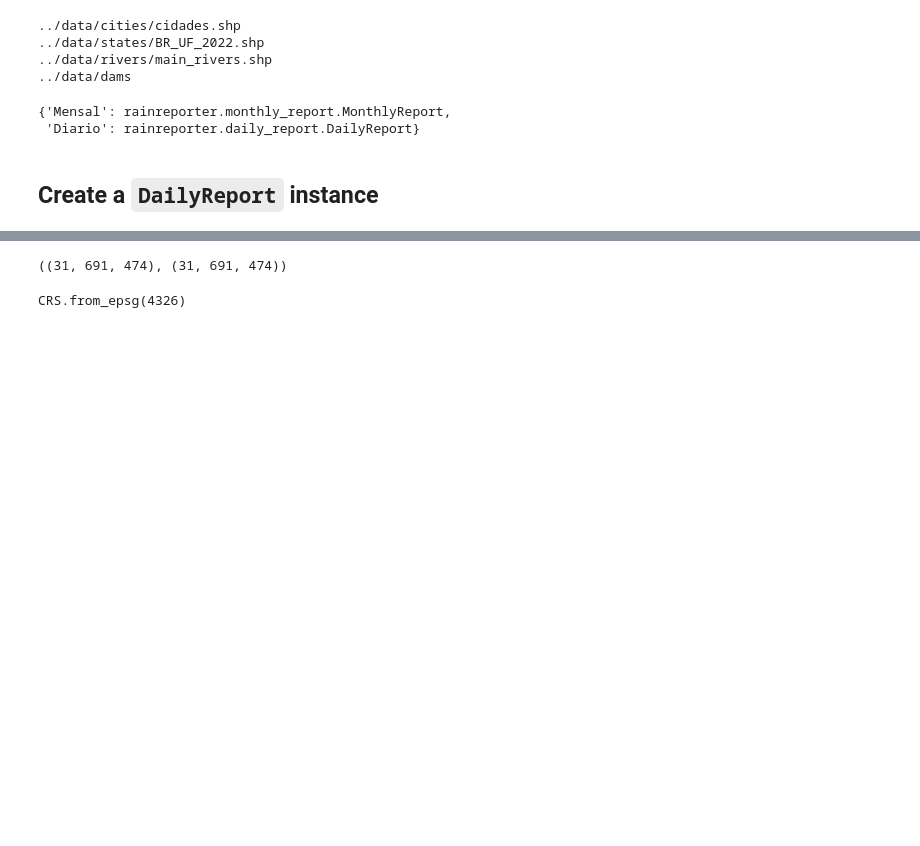
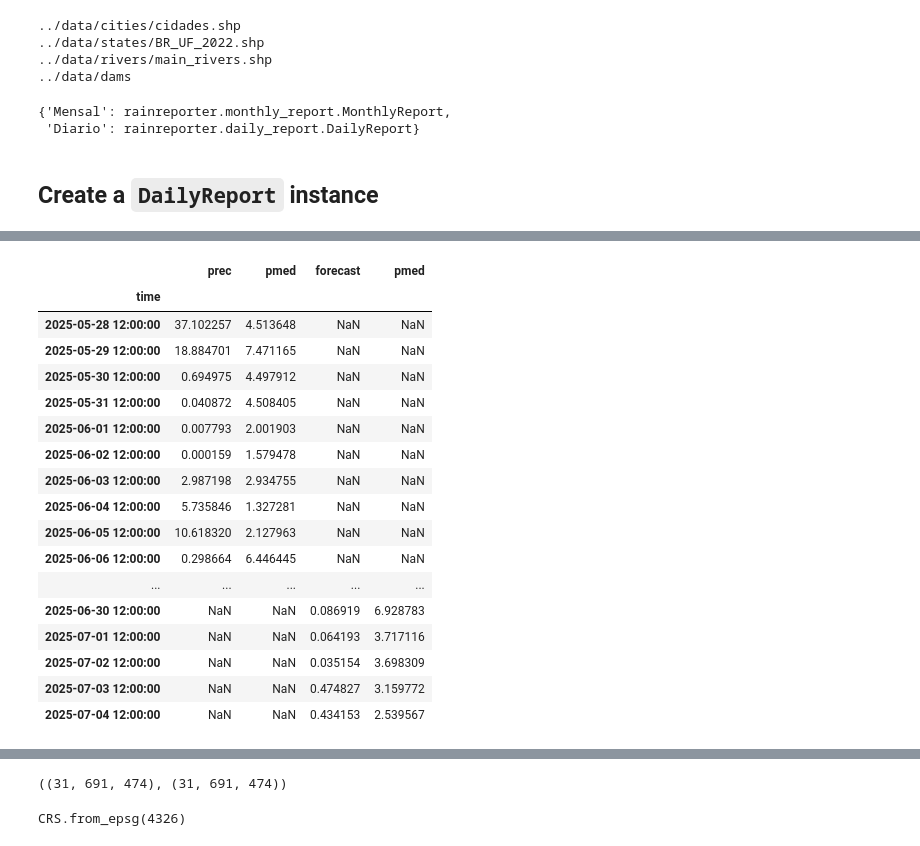
Before and after one commit to cordmaur/RainReporter, a Jupyter notebook: nbs/02-Daily_Report.ipynb, the cells around one changed output, grey strips where cells are left out. Cells and saved outputs as stored; diff of their text form; code cells hidden in the pictures; blank space fills up the shorter version.

```diff
--- a/nbs/02-Daily_Report.ipynb
+++ b/nbs/02-Daily_Report.ipynb
@@ -56,0 +57,21 @@ fig, axs, rain, avg_rain, rain_fcst, avg_rain_fcst = report.generate_report('202
+# %%
+tss
+# %% [output]
+|  | prec | pmed | forecast | pmed |
+| time |  |  |  |  |
+| 2025-05-28 12:00:00 | 37.102257 | 4.513648 | NaN | NaN |
+| 2025-05-29 12:00:00 | 18.884701 | 7.471165 | NaN | NaN |
+| 2025-05-30 12:00:00 | 0.694975 | 4.497912 | NaN | NaN |
+| 2025-05-31 12:00:00 | 0.040872 | 4.508405 | NaN | NaN |
+| 2025-06-01 12:00:00 | 0.007793 | 2.001903 | NaN | NaN |
+| 2025-06-02 12:00:00 | 0.000159 | 1.579478 | NaN | NaN |
+| 2025-06-03 12:00:00 | 2.987198 | 2.934755 | NaN | NaN |
+| 2025-06-04 12:00:00 | 5.735846 | 1.327281 | NaN | NaN |
+| 2025-06-05 12:00:00 | 10.618320 | 2.127963 | NaN | NaN |
+| 2025-06-06 12:00:00 | 0.298664 | 6.446445 | NaN | NaN |
+| ... | ... | ... | ... | ... |
+| 2025-06-30 12:00:00 | NaN | NaN | 0.086919 | 6.928783 |
+| 2025-07-01 12:00:00 | NaN | NaN | 0.064193 | 3.717116 |
+| 2025-07-02 12:00:00 | NaN | NaN | 0.035154 | 3.698309 |
+| 2025-07-03 12:00:00 | NaN | NaN | 0.474827 | 3.159772 |
+| 2025-07-04 12:00:00 | NaN | NaN | 0.434153 | 2.539567 |
```
Also changed, not shown: parts of 16 cells of this notebook, 1 other file.
